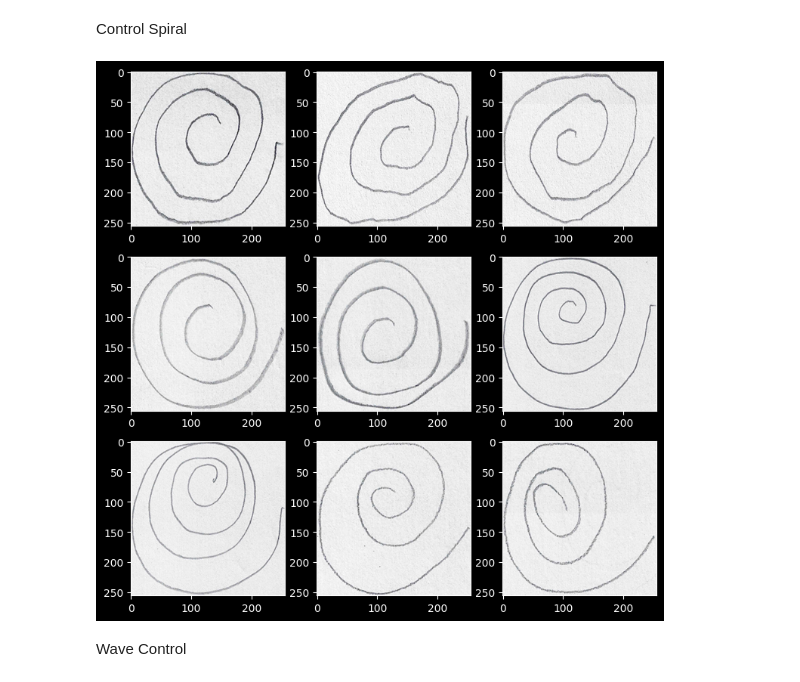
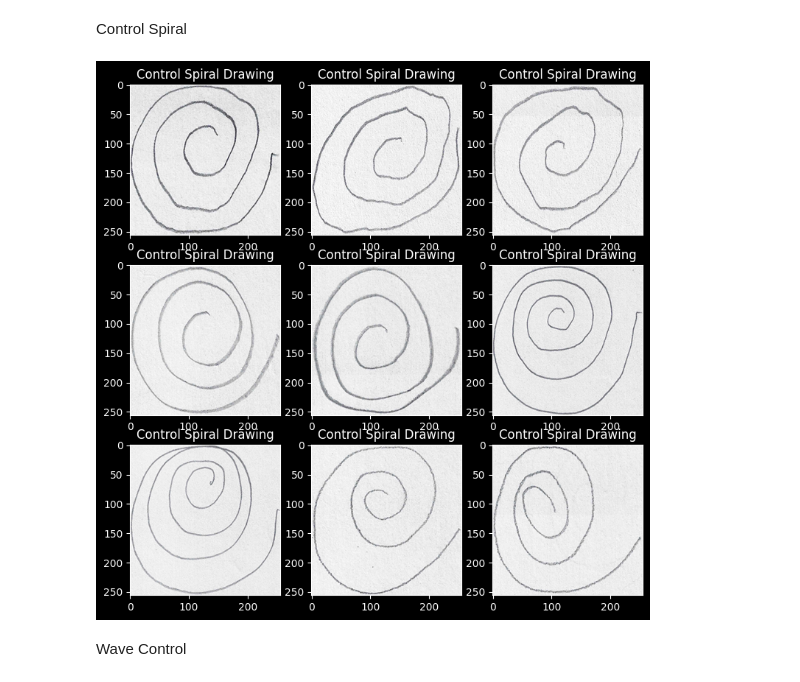
Before and after one commit to jwwils/Parkinsons_Data, a Jupyter notebook: Data Exploration.ipynb, the cells around one changed output. Cells and saved outputs as stored; diff of their text form; code cells hidden in the pictures.

```diff
--- a/Data Exploration.ipynb
+++ b/Data Exploration.ipynb
@@ -10,13 +10,14 @@ Control Spiral
 # %%
 plt.figure(figsize= (9,9))
 for i in range(1, 10, 1):
     plt.subplot(3,3,i)
     img = load_img("../Parkinsons_Data/spiral/training/healthy/"+
                   os.listdir("../Parkinsons_Data/spiral/training/healthy/")[i])
+    plt.title("Control Spiral Drawing")
     plt.imshow(img)
 plt.show()
 # %% [output]
-[figure, old version]
+[figure, new version]
 # %% [markdown]
 Wave Control
 # %%
```
Also changed, not shown: parts of 5 cells of this notebook.
